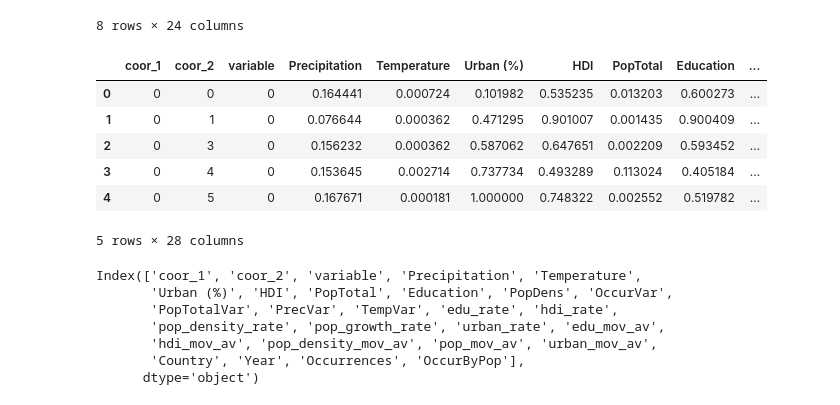
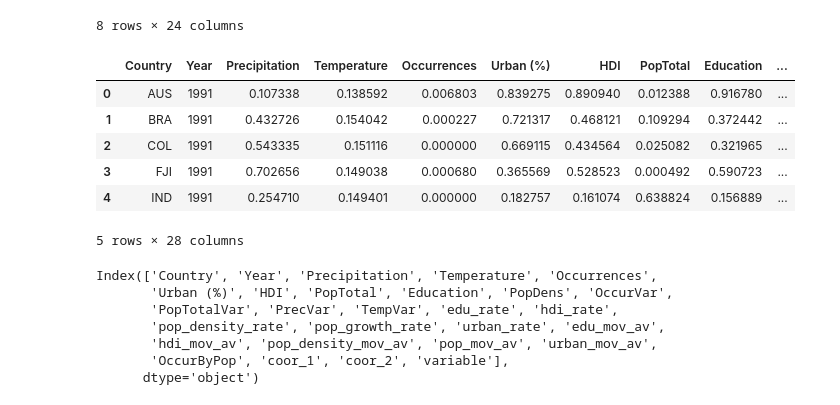
Before and after one commit to QuirkyDataScientist1978/project_dengue_fever, a Jupyter notebook: Final_Project_IP.ipynb, the cells around one changed output. Saved outputs shown, nothing was run; the diff lists cells and outputs as text; code cells hidden in the pictures.

Commit message:
Bug related to Country name and Year fixed

```diff
--- a/Final_Project_IP.ipynb
+++ b/Final_Project_IP.ipynb
@@ -1796,34 +1796,34 @@ complete_data_final.describe()
 | max | 2014.000000 | 1.000000 | 1.000000 | 1.000000 | 1.000000 | 1.000000 | 1.000000 | 1.000000 | 1.000000 | ... |
 8 rows × 24 columns
 # %%
-labeledCompleteData=pd.merge(labeledData, complete_data_final, how='left',
+labeledCompleteData=pd.merge(complete_data_final, labeledData, how='left',
            left_on=['Precipitation', 'Temperature', 'Urban (%)', 'HDI',
        'PopTotal', 'Education', 'PopDens', 'OccurVar', 'PopTotalVar',
        'PrecVar', 'TempVar', 'edu_rate', 'hdi_rate', 'pop_density_rate',
        'pop_growth_rate', 'urban_rate', 'edu_mov_av', 'hdi_mov_av',
        'pop_density_mov_av', 'pop_mov_av', 'urban_mov_av'],
            right_on=['Precipitation', 'Temperature', 'Urban (%)', 'HDI',
        'PopTotal', 'Education', 'PopDens', 'OccurVar', 'PopTotalVar',
        'PrecVar', 'TempVar', 'edu_rate', 'hdi_rate', 'pop_density_rate',
        'pop_growth_rate', 'urban_rate', 'edu_mov_av', 'hdi_mov_av',
        'pop_density_mov_av', 'pop_mov_av', 'urban_mov_av'])
 
 labeledCompleteData.head()
 # %% [output]
-|  | coor_1 | coor_2 | variable | Precipitation | Temperature | Urban (%) | HDI | PopTotal | Education | ... |
-| 0 | 0 | 0 | 0 | 0.164441 | 0.000724 | 0.101982 | 0.535235 | 0.013203 | 0.600273 | ... |
-| 1 | 0 | 1 | 0 | 0.076644 | 0.000362 | 0.471295 | 0.901007 | 0.001435 | 0.900409 | ... |
-| 2 | 0 | 3 | 0 | 0.156232 | 0.000362 | 0.587062 | 0.647651 | 0.002209 | 0.593452 | ... |
-| 3 | 0 | 4 | 0 | 0.153645 | 0.002714 | 0.737734 | 0.493289 | 0.113024 | 0.405184 | ... |
-| 4 | 0 | 5 | 0 | 0.167671 | 0.000181 | 1.000000 | 0.748322 | 0.002552 | 0.519782 | ... |
+|  | Country | Year | Precipitation | Temperature | Occurrences | Urban (%) | HDI | PopTotal | Education | ... |
+| 0 | AUS | 1991 | 0.107338 | 0.138592 | 0.006803 | 0.839275 | 0.890940 | 0.012388 | 0.916780 | ... |
+| 1 | BRA | 1991 | 0.432726 | 0.154042 | 0.000227 | 0.721317 | 0.468121 | 0.109294 | 0.372442 | ... |
+| 2 | COL | 1991 | 0.543335 | 0.151116 | 0.000000 | 0.669115 | 0.434564 | 0.025082 | 0.321965 | ... |
+| 3 | FJI | 1991 | 0.702656 | 0.149038 | 0.000680 | 0.365569 | 0.528523 | 0.000492 | 0.590723 | ... |
+| 4 | IND | 1991 | 0.254710 | 0.149401 | 0.000000 | 0.182757 | 0.161074 | 0.638824 | 0.156889 | ... |
 5 rows × 28 columns
 # %%
 labeledCompleteData.columns
 # %% [output]
-Index(['coor_1', 'coor_2', 'variable', 'Precipitation', 'Temperature',
+Index(['Country', 'Year', 'Precipitation', 'Temperature', 'Occurrences',
        'Urban (%)', 'HDI', 'PopTotal', 'Education', 'PopDens', 'OccurVar',
        'PopTotalVar', 'PrecVar', 'TempVar', 'edu_rate', 'hdi_rate',
        'pop_density_rate', 'pop_growth_rate', 'urban_rate', 'edu_mov_av',
        'hdi_mov_av', 'pop_density_mov_av', 'pop_mov_av', 'urban_mov_av',
-       'Country', 'Year', 'Occurrences', 'OccurByPop'],
+       'OccurByPop', 'coor_1', 'coor_2', 'variable'],
       dtype='object')
```
